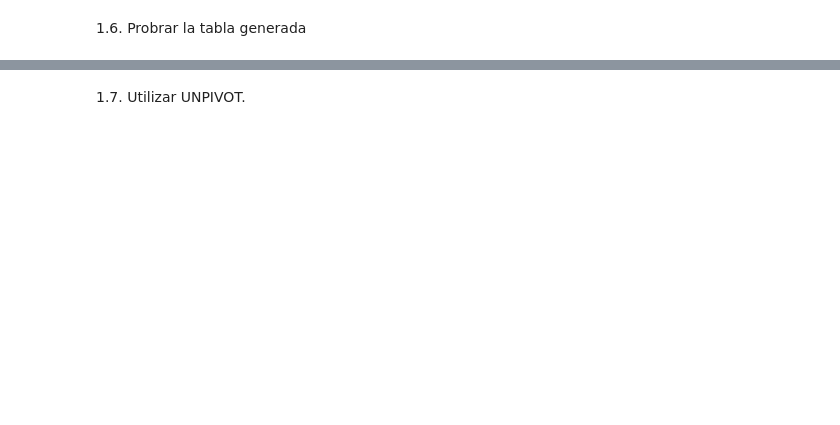
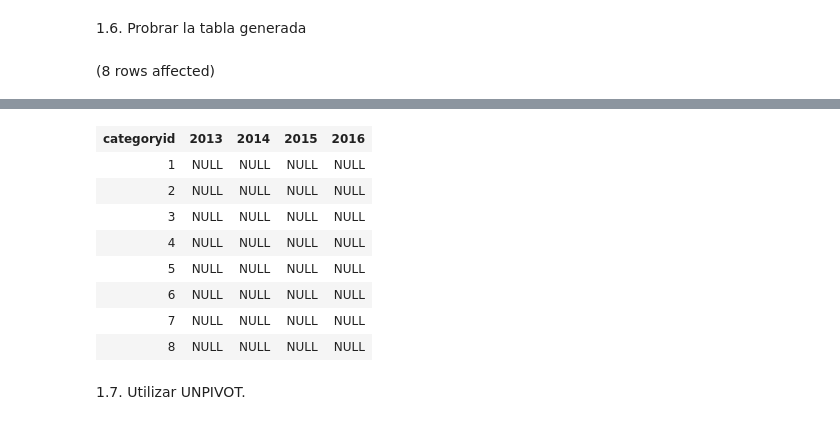
Before and after one commit to nkmelndz/Unidad-III_Lab03, a Jupyter notebook: Lab03SQL.ipynb, the cells around one changed output, grey strips where cells are left out. Drawn from its saved outputs; the diff is of its cells as text; code cells hidden in the pictures; blank space fills up the shorter version.

```diff
--- a/Lab03SQL.ipynb
+++ b/Lab03SQL.ipynb
@@ -18,2 +98,18 @@ GO
 # %% [markdown]
 1.6. Probrar la tabla generada
+# %%
+-- Consultar la vista usando PIVOT (ejemplo con años 2013-2016)
+SELECT *
+FROM (
+    SELECT categoryid, YEAR(orderdate) AS Anio, SUM(od.unitprice * od.qty) AS TotalVentas
+    FROM Sales.OrderDetails AS od
+    JOIN Sales.Orders AS o ON od.orderid = o.orderid
+    JOIN Production.Products AS p ON od.productid = p.productid
+    GROUP BY categoryid, YEAR(orderdate)
+) AS Fuente
+PIVOT (
+    SUM(TotalVentas)
+    FOR Anio IN ([2013], [2014], [2015], [2016])
+) AS TablaPivoteada;
+# %% [output]
+(8 rows affected)
@@ -20,2 +117,11 @@ GO
+| categoryid | 2013 | 2014 | 2015 | 2016 |
+| 1 | NULL | NULL | NULL | NULL |
+| 2 | NULL | NULL | NULL | NULL |
+| 3 | NULL | NULL | NULL | NULL |
+| 4 | NULL | NULL | NULL | NULL |
+| 5 | NULL | NULL | NULL | NULL |
+| 6 | NULL | NULL | NULL | NULL |
+| 7 | NULL | NULL | NULL | NULL |
+| 8 | NULL | NULL | NULL | NULL |
 # %% [markdown]
 1.7. Utilizar UNPIVOT.
```
Also changed, not shown: parts of 8 cells of this notebook.
